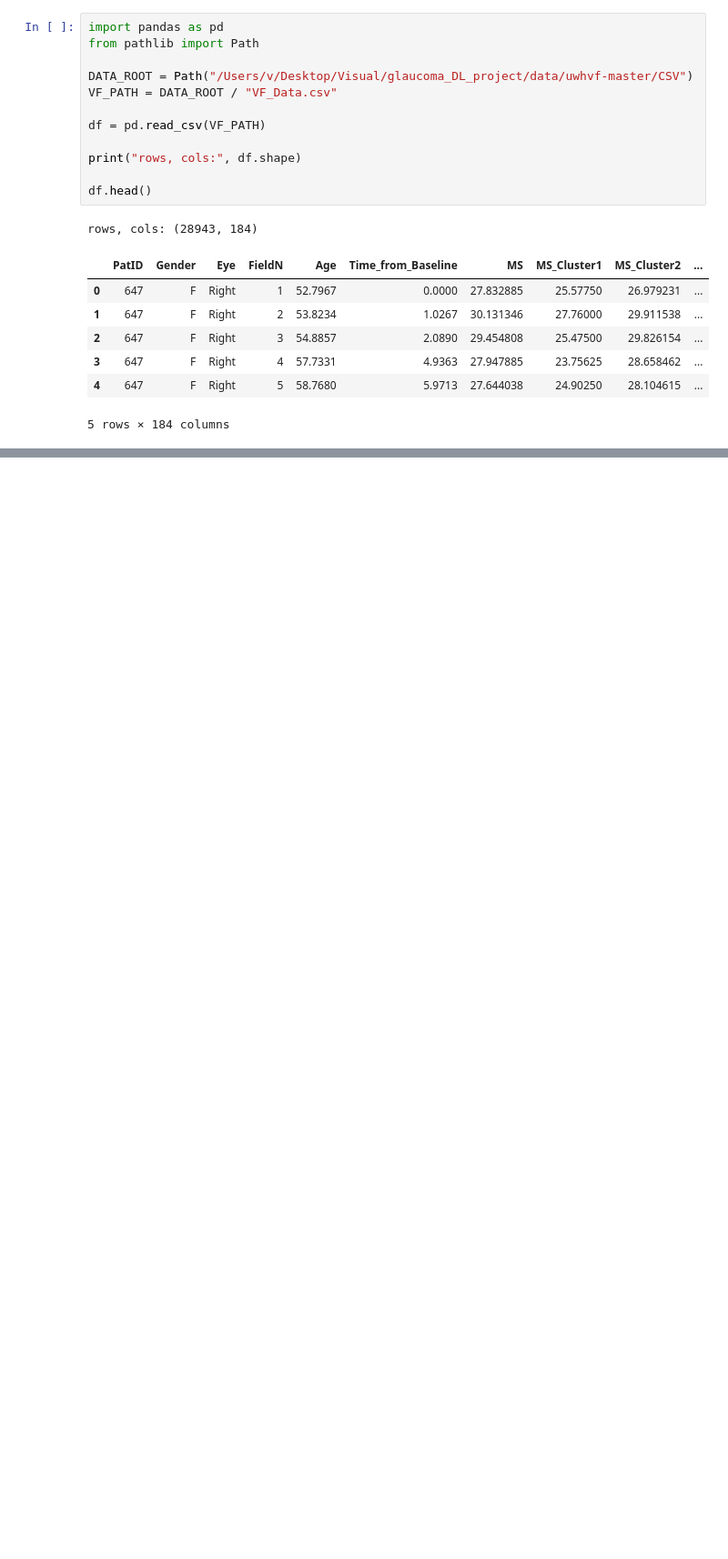
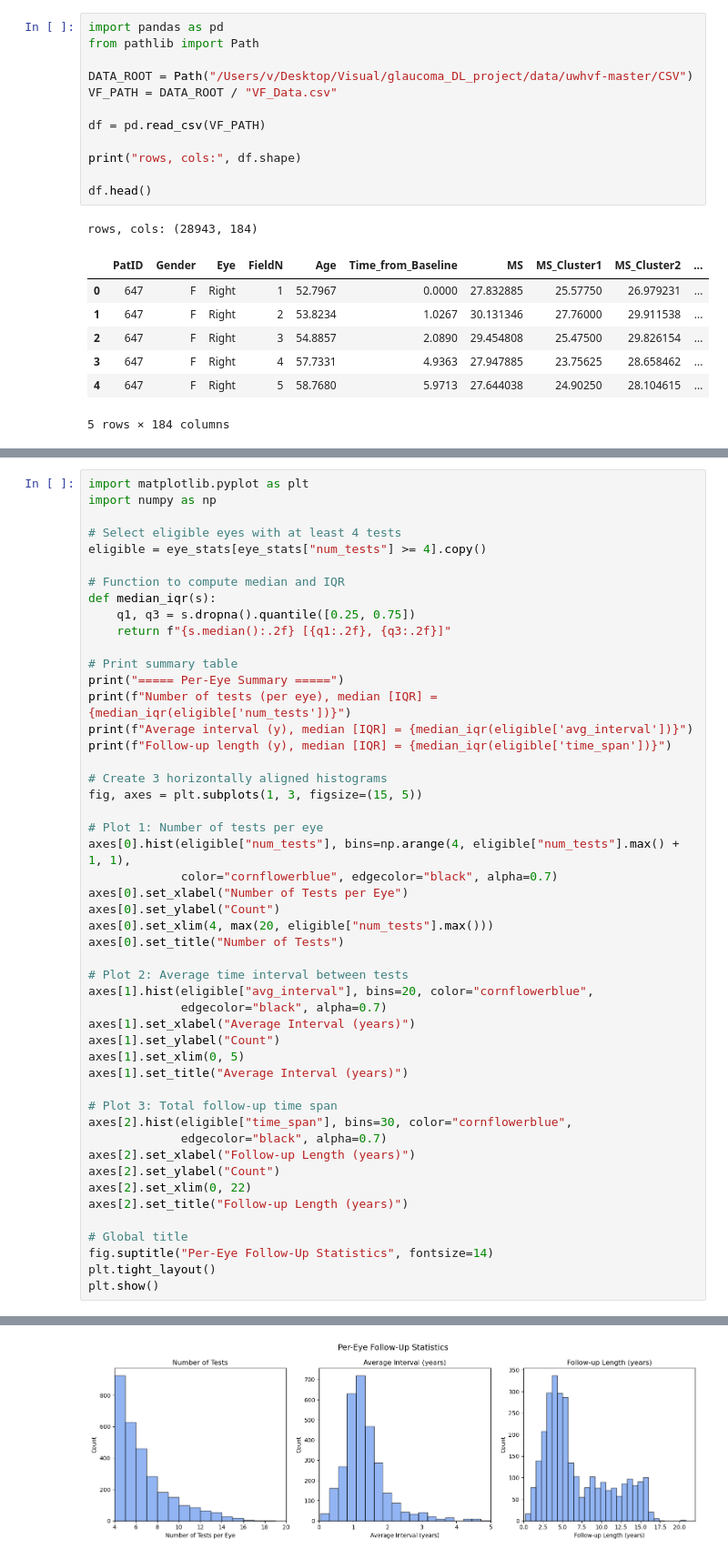
Before and after one commit to Saul-Gooodman/glaucoma_DL_project, a Jupyter notebook: notebooks/01_UWHVF_EDA.ipynb, the cells around one changed output, grey strips where cells are left out. Shown at 91% size. Saved outputs shown, nothing was run; the diff lists cells and outputs as text; blank space fills up the shorter version.

```diff
--- a/notebooks/01_UWHVF_EDA.ipynb
+++ b/notebooks/01_UWHVF_EDA.ipynb
@@ -137,0 +274,50 @@ PSD -0.724337 -0.723224  1.000000
+# %%
+import matplotlib.pyplot as plt
+import numpy as np
+
+# Select eligible eyes with at least 4 tests
+eligible = eye_stats[eye_stats["num_tests"] >= 4].copy()
+
+# Function to compute median and IQR
+def median_iqr(s):
+    q1, q3 = s.dropna().quantile([0.25, 0.75])
+    return f"{s.median():.2f} [{q1:.2f}, {q3:.2f}]"
+
+# Print summary table
+print("===== Per-Eye Summary =====")
+print(f"Number of tests (per eye), median [IQR] = {median_iqr(eligible['num_tests'])}")
+print(f"Average interval (y), median [IQR] = {median_iqr(eligible['avg_interval'])}")
+print(f"Follow-up length (y), median [IQR] = {median_iqr(eligible['time_span'])}")
+
+# Create 3 horizontally aligned histograms
+fig, axes = plt.subplots(1, 3, figsize=(15, 5))
+
+# Plot 1: Number of tests per eye
+axes[0].hist(eligible["num_tests"], bins=np.arange(4, eligible["num_tests"].max() + 1, 1),
+             color="cornflowerblue", edgecolor="black", alpha=0.7)
+axes[0].set_xlabel("Number of Tests per Eye")
+axes[0].set_ylabel("Count")
+axes[0].set_xlim(4, max(20, eligible["num_tests"].max()))
+axes[0].set_title("Number of Tests")
+
+# Plot 2: Average time interval between tests
+axes[1].hist(eligible["avg_interval"], bins=20, color="cornflowerblue",
+             edgecolor="black", alpha=0.7)
+axes[1].set_xlabel("Average Interval (years)")
+axes[1].set_ylabel("Count")
+axes[1].set_xlim(0, 5)
+axes[1].set_title("Average Interval (years)")
+
+# Plot 3: Total follow-up time span
+axes[2].hist(eligible["time_span"], bins=30, color="cornflowerblue",
+             edgecolor="black", alpha=0.7)
+axes[2].set_xlabel("Follow-up Length (years)")
+axes[2].set_ylabel("Count")
+axes[2].set_xlim(0, 22)
+axes[2].set_title("Follow-up Length (years)")
+
+# Global title
+fig.suptitle("Per-Eye Follow-Up Statistics", fontsize=14)
+plt.tight_layout()
+plt.show()
+# %% [output]
@@ -137,0 +328 @@ PSD -0.724337 -0.723224  1.000000
+[figure, added]
```
Also changed, not shown: parts of 8 cells of this notebook, 15 other files.
